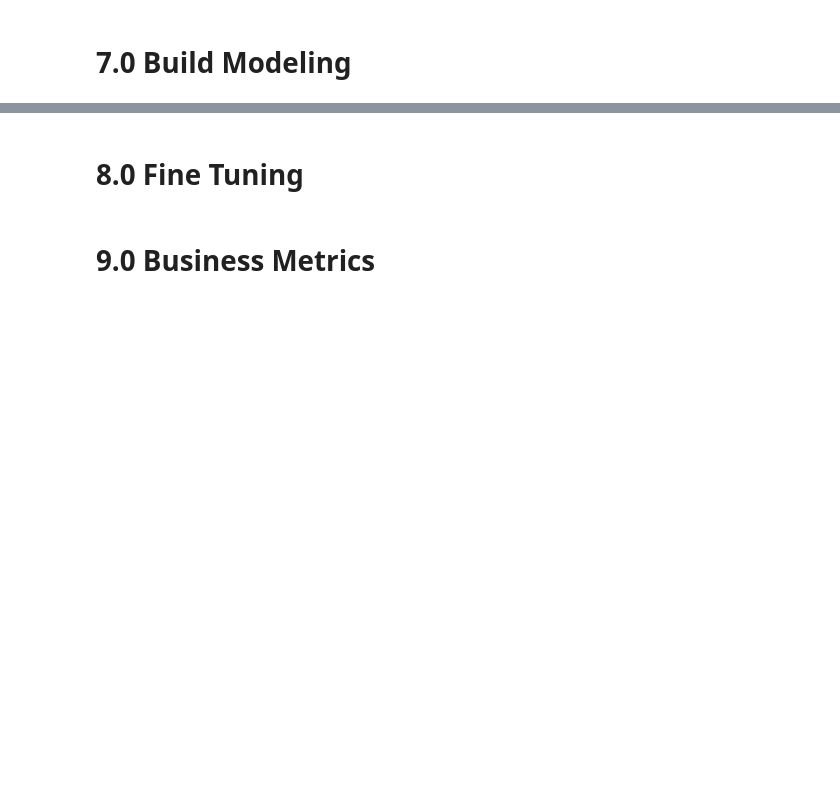
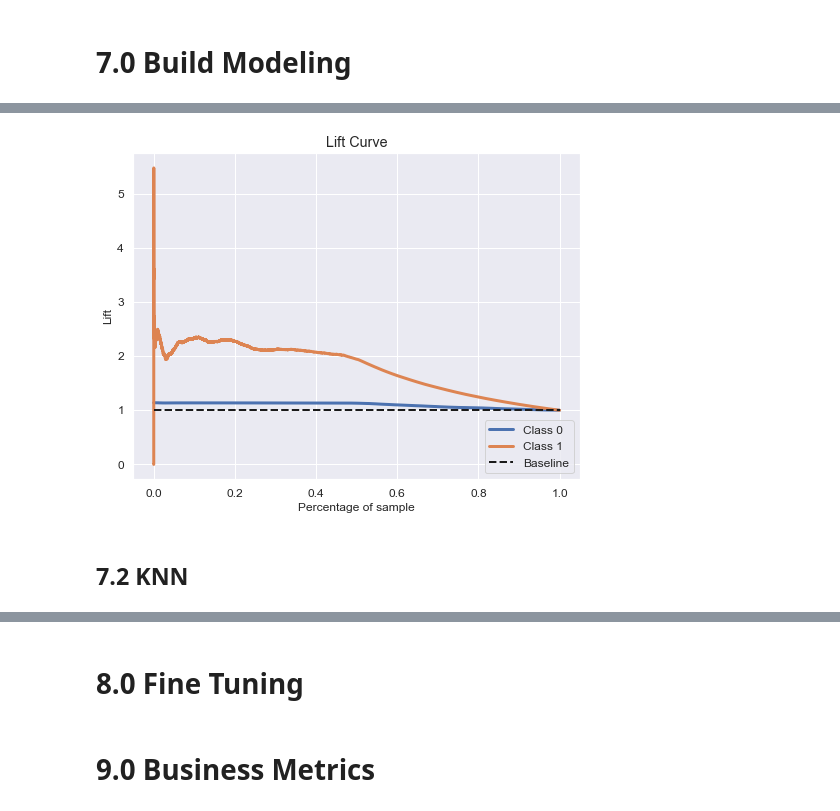
Before and after one commit to KaissonFerreira/health_insurance_cross_sell, a Jupyter notebook: notebooks/1.0-kf-ciclo01.ipynb, the cells around one changed output, grey strips where cells are left out. Drawn from its saved outputs; the diff is of its cells as text; code cells hidden in the pictures; blank space fills up the shorter version.

```diff
--- a/notebooks/1.0-kf-ciclo01.ipynb
+++ b/notebooks/1.0-kf-ciclo01.ipynb
@@ -531,0 +659,6 @@ df5['Region_Code'] = df5['Region_Code'].map(fe_region_code)
+# %%
+skplt.metrics.plot_lift_curve( y_val, yhat_lr );
+# %% [output]
+[figure, added]
+# %% [markdown]
+## 7.2 KNN
```
Also changed, not shown: parts of 37 cells of this notebook.
